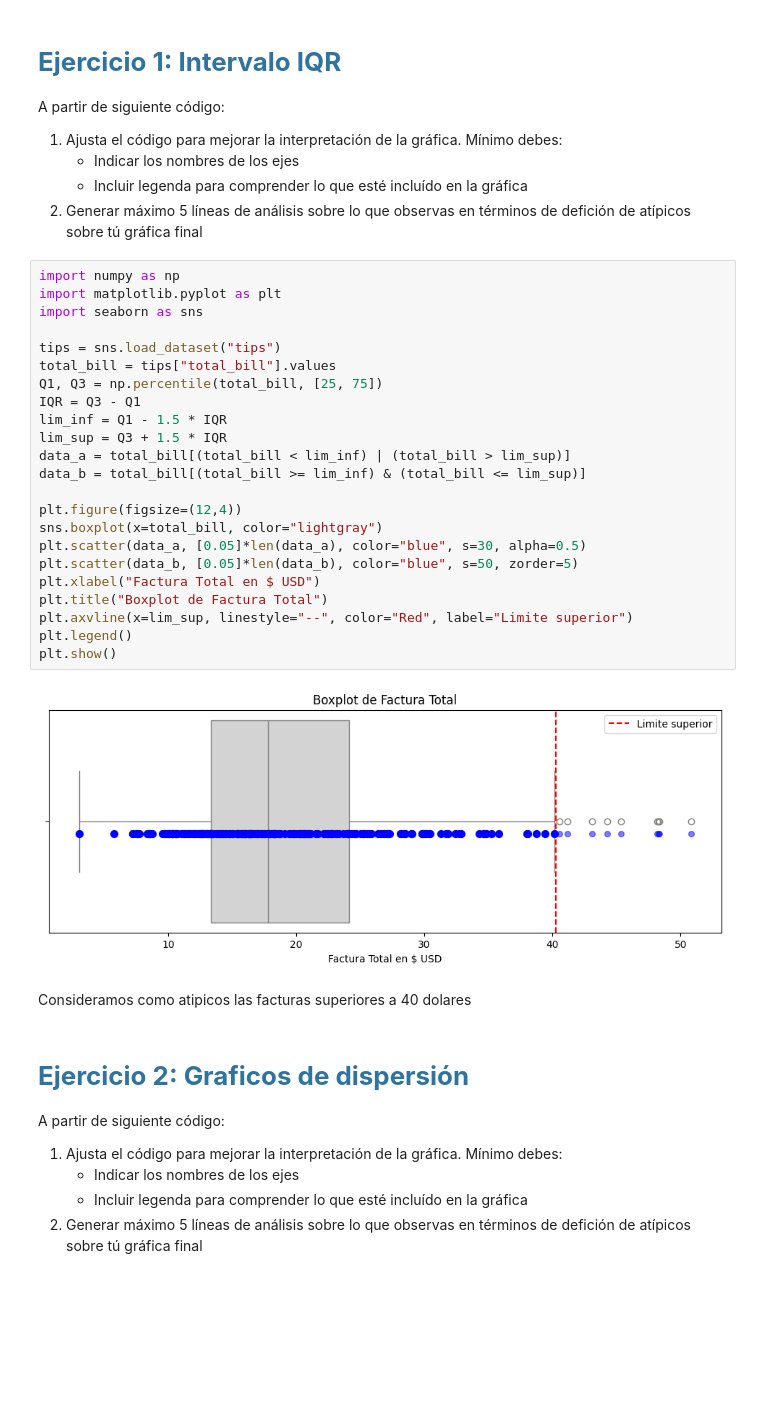
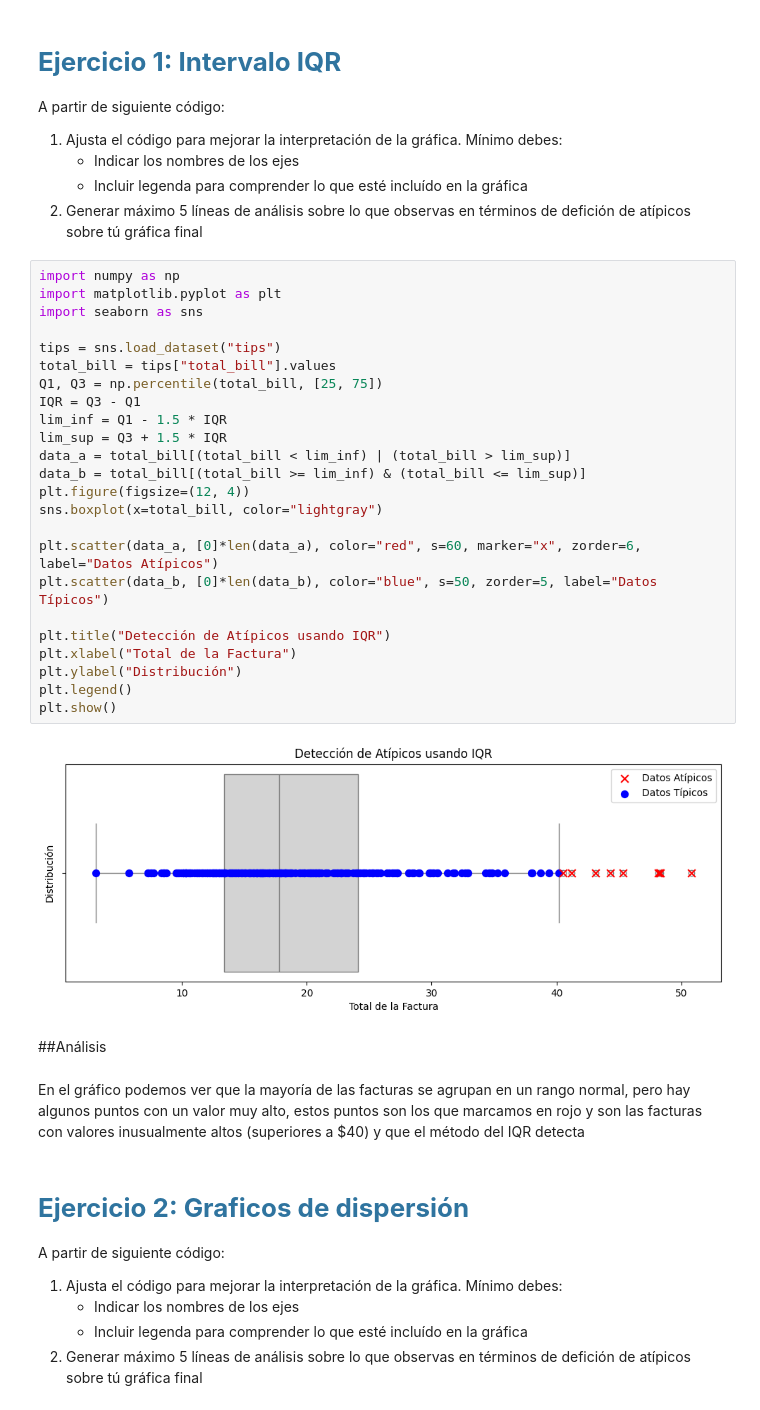
Before and after one commit to AlejandroOrregoRoldan/Analisis-de-Datos, a Jupyter notebook: sesiones_practicas/sp_4_Alejandro_Orrego_Roldan.ipynb, the cells around one changed output. Cells and saved outputs as stored; diff of their text form; blank space fills up the shorter version.

```diff
--- a/sesiones_practicas/sp_4_Alejandro_Orrego_Roldan.ipynb
+++ b/sesiones_practicas/sp_4_Alejandro_Orrego_Roldan.ipynb
@@ -25,30 +25,33 @@ A partir de siguiente código:
 # %%
 import numpy as np
 import matplotlib.pyplot as plt
 import seaborn as sns
 
 tips = sns.load_dataset("tips")
 total_bill = tips["total_bill"].values
 Q1, Q3 = np.percentile(total_bill, [25, 75])
 IQR = Q3 - Q1
 lim_inf = Q1 - 1.5 * IQR
 lim_sup = Q3 + 1.5 * IQR
 data_a = total_bill[(total_bill < lim_inf) | (total_bill > lim_sup)]
 data_b = total_bill[(total_bill >= lim_inf) & (total_bill <= lim_sup)]
+plt.figure(figsize=(12, 4))
+sns.boxplot(x=total_bill, color="lightgray")
 
-plt.figure(figsize=(12,4))
-sns.boxplot(x=total_bill, color="lightgray")
-plt.scatter(data_a, [0.05]*len(data_a), color="blue", s=30, alpha=0.5)
-plt.scatter(data_b, [0.05]*len(data_b), color="blue", s=50, zorder=5)
-plt.xlabel("Factura Total en $ USD")
-plt.title("Boxplot de Factura Total")
-plt.axvline(x=lim_sup, linestyle="--", color="Red", label="Limite superior")
+plt.scatter(data_a, [0]*len(data_a), color="red", s=60, marker="x", zorder=6, label="Datos Atípicos")
+plt.scatter(data_b, [0]*len(data_b), color="blue", s=50, zorder=5, label="Datos Típicos")
+
+plt.title("Detección de Atípicos usando IQR")
+plt.xlabel("Total de la Factura")
+plt.ylabel("Distribución")
 plt.legend()
 plt.show()
 # %% [output]
-[figure, old version]
+[figure, new version]
-# %% [markdown]
-Consideramos como atipicos las facturas superiores a 40 dolares
+# %% [markdown]
+##Análisis
+# %% [markdown]
+En el gráfico podemos ver que la mayoría de las facturas se agrupan en un rango normal, pero hay algunos puntos con un valor muy alto, estos puntos son los que marcamos en rojo y son las facturas con valores inusualmente altos (superiores a $40) y que el método del IQR detecta
 # %% [markdown]
 # <span style="color:#2F749F;"><strong>Ejercicio 2: Graficos de dispersión</strong></span>
 
```
Also changed, not shown: parts of 9 cells of this notebook.
